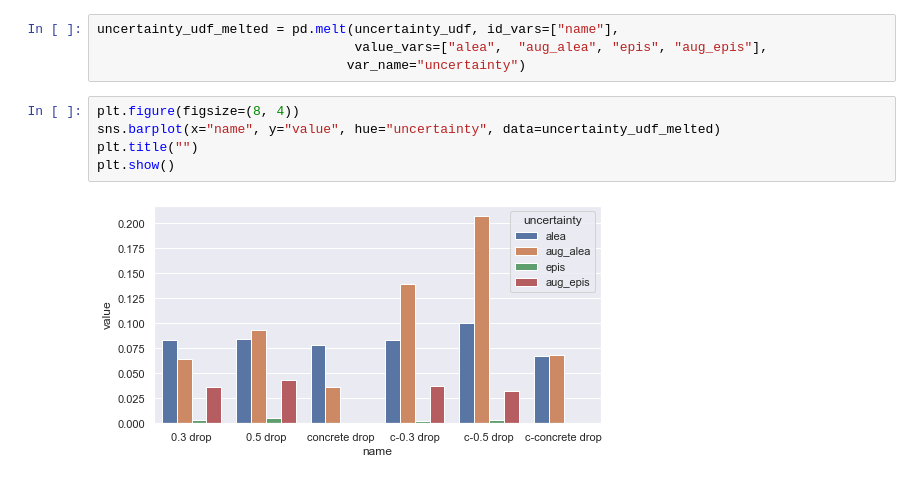
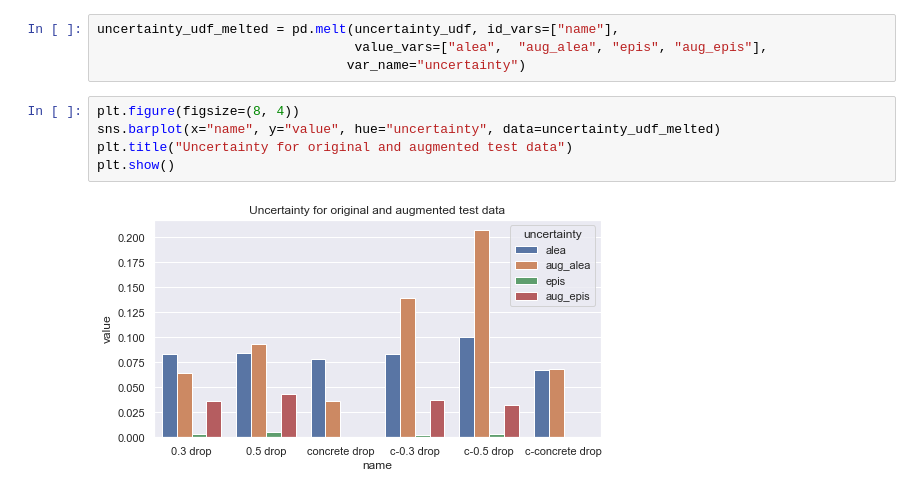
Before and after one commit to nlhkh/mimic3-benchmarks, a Jupyter notebook: Analyze results.ipynb, the cells around one changed output. Cells and saved outputs as stored; diff of their text form.

Commit message:
add title to last chart

```diff
--- a/Analyze results.ipynb
+++ b/Analyze results.ipynb
@@ -216,7 +216,7 @@ uncertainty_udf_melted = pd.melt(uncertainty_udf, id_vars=["name"],
 # %%
 plt.figure(figsize=(8, 4))
 sns.barplot(x="name", y="value", hue="uncertainty", data=uncertainty_udf_melted)
-plt.title("")
+plt.title("Uncertainty for original and augmented test data")
 plt.show()
 # %% [output]
-[figure, old version]
+[figure, new version]
```
